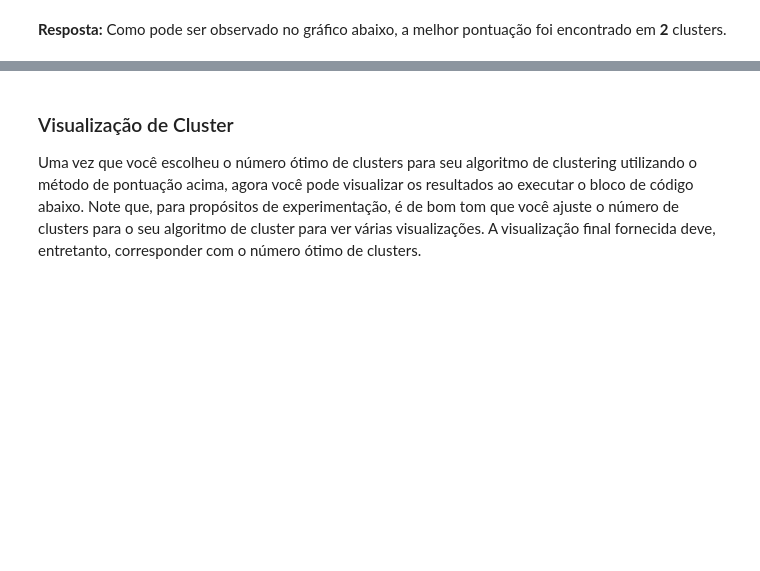
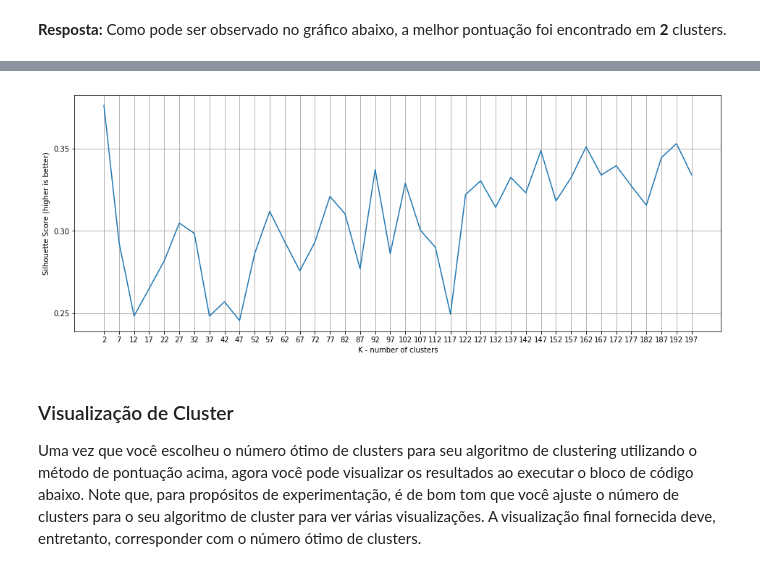
Before and after one commit to vyniciuss/NDG_ml_customer_segments, a Jupyter notebook: customer_segments_PT.ipynb, the cells around one changed output, grey strips where cells are left out. Cells and saved outputs as stored; diff of their text form; code cells hidden in the pictures; blank space fills up the shorter version.

```diff
--- a/customer_segments_PT.ipynb
+++ b/customer_segments_PT.ipynb
@@ -558,3 +542,21 @@ plotly.offline.iplot(fig)
+# %%
+# Plot the each value of K vs. the silhouette score at that value
+fig, ax = plt.subplots(figsize=(16, 6))
+ax.set_xlabel('K - number of clusters')
+ax.set_ylabel('Silhouette Score (higher is better)')
+ax.plot(numbers_clusters, cluster_scores)
+
+# Ticks and grid
+xticks = np.arange(min(numbers_clusters), max(numbers_clusters)+1, 5.0)
+ax.set_xticks(xticks, minor=False)
+ax.set_xticks(xticks, minor=True)
+ax.xaxis.grid(True, which='both')
+yticks = np.arange(round(min(cluster_scores), 2), max(cluster_scores), .05)
+ax.set_yticks(yticks, minor=False)
+ax.set_yticks(yticks, minor=True)
+ax.yaxis.grid(True, which='both')
+# %% [output]
+[figure, added]
 # %% [markdown]
 ### Visualização de Cluster
 Uma vez que você escolheu o número ótimo de clusters para seu algoritmo de clustering utilizando o método de pontuação acima, agora você pode visualizar os resultados ao executar o bloco de código abaixo. Note que, para propósitos de experimentação, é de bom tom que você ajuste o número de clusters para o seu algoritmo de cluster para ver várias visualizações. A visualização final fornecida deve, entretanto, corresponder com o número ótimo de clusters.
```
Also changed, not shown: parts of 5 cells of this notebook, 1 other file.
